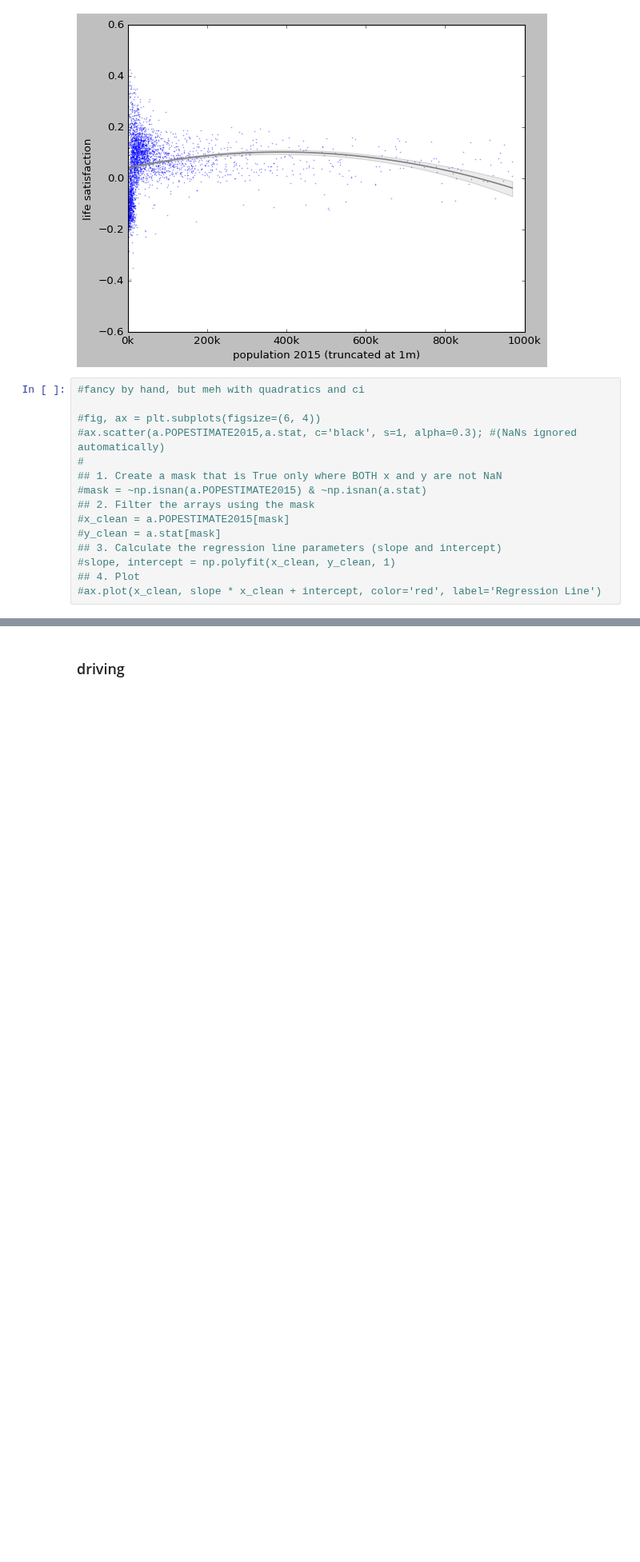
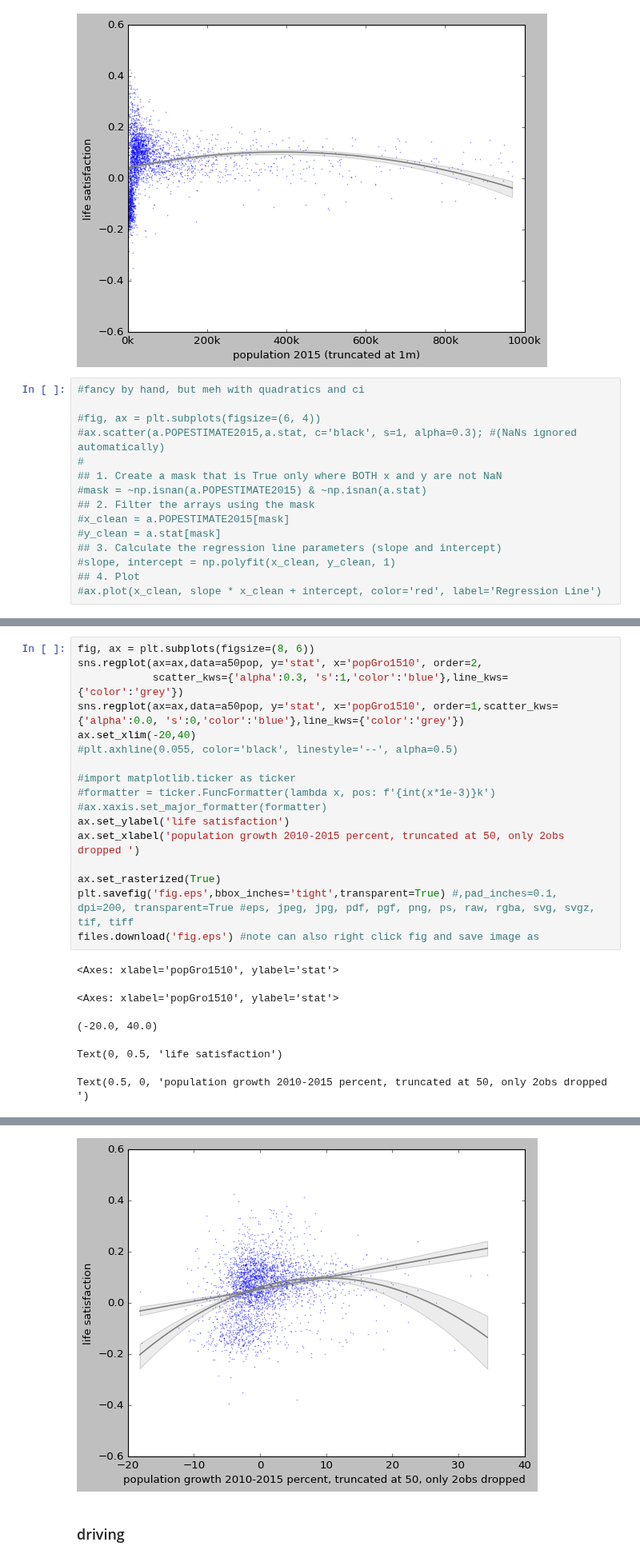
Before and after one commit to theaok/hfgi, a Jupyter notebook: hfgi.ipynb, the cells around one changed output, grey strips where cells are left out. Shown at 80% size. Cells and saved outputs as stored; diff of their text form; blank space fills up the shorter version.

```diff
--- a/hfgi.ipynb
+++ b/hfgi.ipynb
@@ -732,0 +773,23 @@ like brian everett paper:if happiness is in the air then should be on the tweet!
+# %%
+fig, ax = plt.subplots(figsize=(8, 6))
+sns.regplot(ax=ax,data=a50pop, y='stat', x='popGro1510', order=2,
+            scatter_kws={'alpha':0.3, 's':1,'color':'blue'},line_kws={'color':'grey'})
+sns.regplot(ax=ax,data=a50pop, y='stat', x='popGro1510', order=1,scatter_kws={'alpha':0.0, 's':0,'color':'blue'},line_kws={'color':'grey'})
+ax.set_xlim(-20,40)
+#plt.axhline(0.055, color='black', linestyle='--', alpha=0.5)
+
+#import matplotlib.ticker as ticker
+#formatter = ticker.FuncFormatter(lambda x, pos: f'{int(x*1e-3)}k')
+#ax.xaxis.set_major_formatter(formatter)
+ax.set_ylabel('life satisfaction')
+ax.set_xlabel('population growth 2010-2015 percent, truncated at 50, only 2obs dropped ')
+
+ax.set_rasterized(True)
+plt.savefig('fig.eps',bbox_inches='tight',transparent=True) #,pad_inches=0.1, dpi=200, transparent=True #eps, jpeg, jpg, pdf, pgf, png, ps, raw, rgba, svg, svgz, tif, tiff
+files.download('fig.eps') #note can also right click fig and save image as
+# %% [output]
+<Axes: xlabel='popGro1510', ylabel='stat'>
+<Axes: xlabel='popGro1510', ylabel='stat'>
+(-20.0, 40.0)
+Text(0, 0.5, 'life satisfaction')
+Text(0.5, 0, 'population growth 2010-2015 percent, truncated at 50, only 2obs dropped ')
@@ -733,3 +798,4 @@ like brian everett paper:if happiness is in the air then should be on the tweet!
+[figure, added]
 # %% [markdown]
 ### driving
 # %%
```
Also changed, not shown: parts of 12 cells of this notebook.
